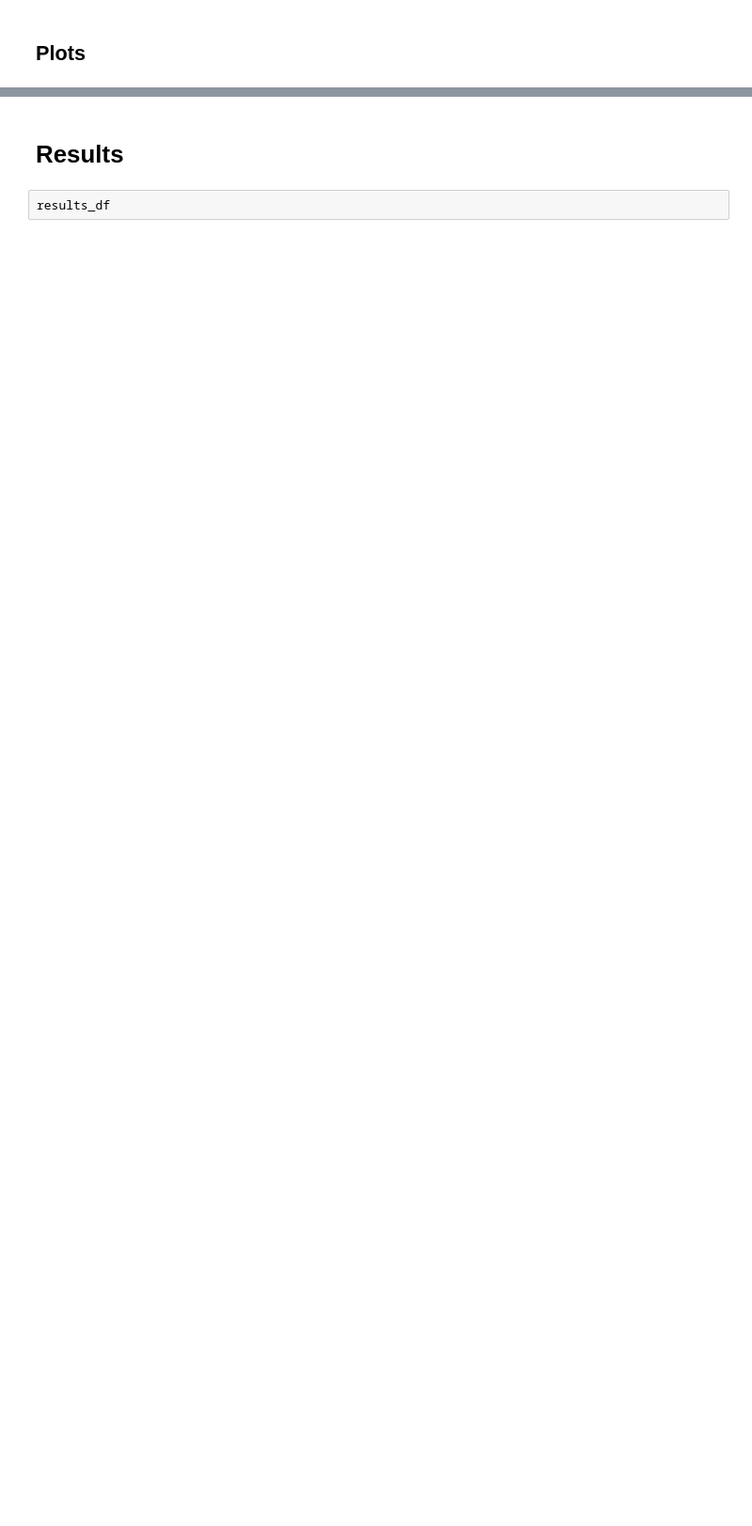
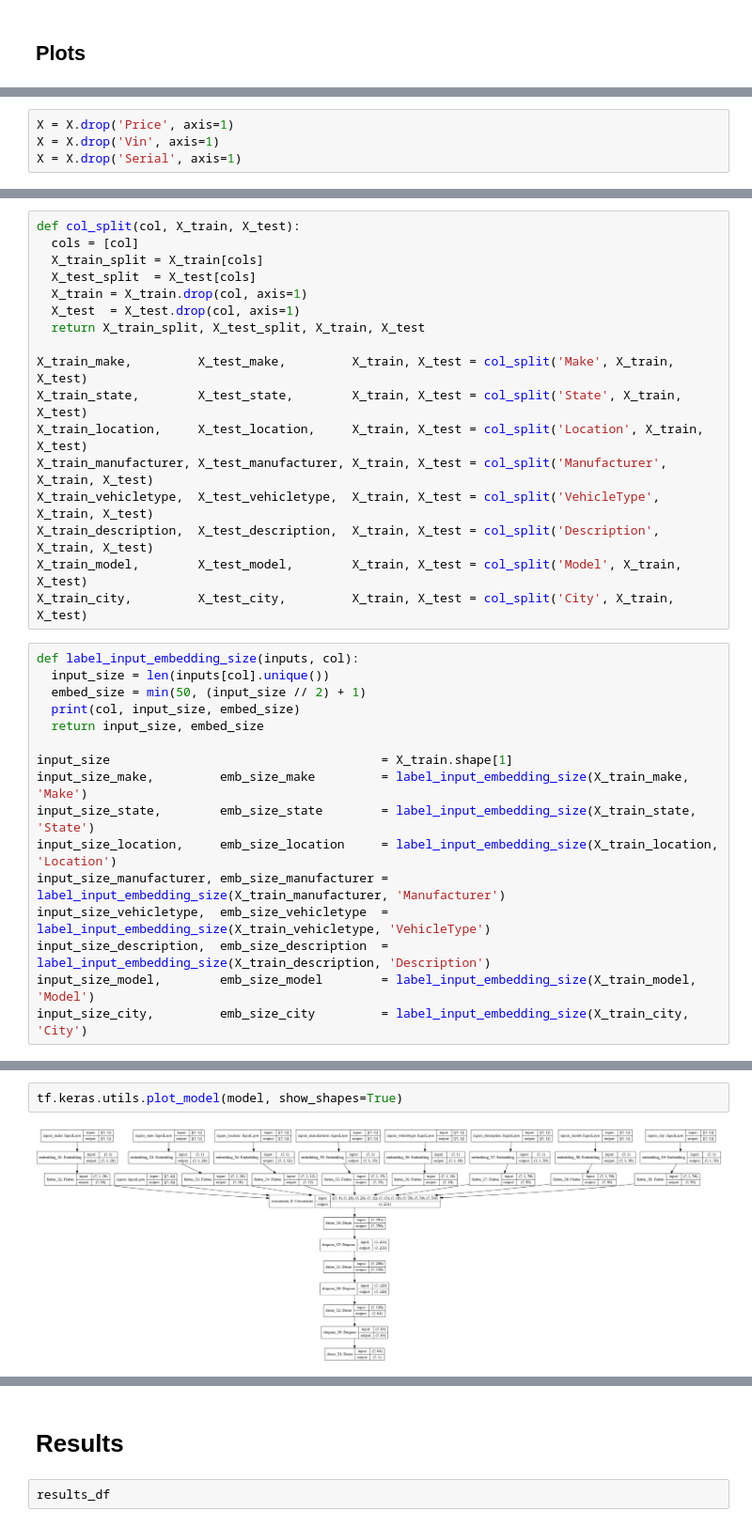
Before and after one commit to swilsonmfc/notebooks, a Jupyter notebook: NeuralNetworksEmbedding.ipynb, the cells around one changed output, grey strips where cells are left out. Shown at 94% size. Drawn from its saved outputs; the diff is of its cells as text; blank space fills up the shorter version.

Commit message:
Updated - LabelEncoding, Image, Recap

```diff
--- a/NeuralNetworksEmbedding.ipynb
+++ b/NeuralNetworksEmbedding.ipynb
@@ -1088,0 +1133,4 @@ plot_performance(history_embedding)
+# %%
+X = X.drop('Price', axis=1)
+X = X.drop('Vin', axis=1)
+X = X.drop('Serial', axis=1)
@@ -1088,0 +1145,33 @@ plot_performance(history_embedding)
+# %%
+def col_split(col, X_train, X_test):
+  cols = [col]
+  X_train_split = X_train[cols]
+  X_test_split  = X_test[cols]
+  X_train = X_train.drop(col, axis=1)
+  X_test  = X_test.drop(col, axis=1)
+  return X_train_split, X_test_split, X_train, X_test
+
+X_train_make,         X_test_make,         X_train, X_test = col_split('Make', X_train, X_test)
+X_train_state,        X_test_state,        X_train, X_test = col_split('State', X_train, X_test)
+X_train_location,     X_test_location,     X_train, X_test = col_split('Location', X_train, X_test)
+X_train_manufacturer, X_test_manufacturer, X_train, X_test = col_split('Manufacturer', X_train, X_test)
+X_train_vehicletype,  X_test_vehicletype,  X_train, X_test = col_split('VehicleType', X_train, X_test)
+X_train_description,  X_test_description,  X_train, X_test = col_split('Description', X_train, X_test)
+X_train_model,        X_test_model,        X_train, X_test = col_split('Model', X_train, X_test)
+X_train_city,         X_test_city,         X_train, X_test = col_split('City', X_train, X_test)
+# %%
+def label_input_embedding_size(inputs, col):
+  input_size = len(inputs[col].unique())
+  embed_size = min(50, (input_size // 2) + 1)
+  print(col, input_size, embed_size)
+  return input_size, embed_size
+
+input_size                                     = X_train.shape[1]
+input_size_make,         emb_size_make         = label_input_embedding_size(X_train_make, 'Make')
+input_size_state,        emb_size_state        = label_input_embedding_size(X_train_state, 'State')
+input_size_location,     emb_size_location     = label_input_embedding_size(X_train_location, 'Location')
+input_size_manufacturer, emb_size_manufacturer = label_input_embedding_size(X_train_manufacturer, 'Manufacturer')
+input_size_vehicletype,  emb_size_vehicletype  = label_input_embedding_size(X_train_vehicletype, 'VehicleType')
+input_size_description,  emb_size_description  = label_input_embedding_size(X_train_description, 'Description')
+input_size_model,        emb_size_model        = label_input_embedding_size(X_train_model, 'Model')
+input_size_city,         emb_size_city         = label_input_embedding_size(X_train_city, 'City')
@@ -1088,0 +1284,4 @@ plot_performance(history_embedding)
+# %%
+tf.keras.utils.plot_model(model, show_shapes=True)
+# %% [output]
+[figure, added]
```
Also changed, not shown: parts of 51 cells of this notebook.
